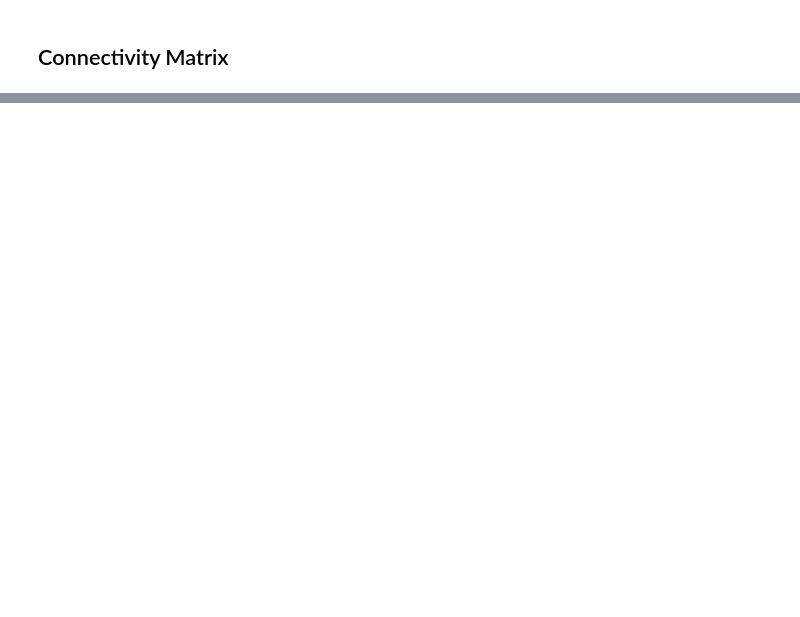
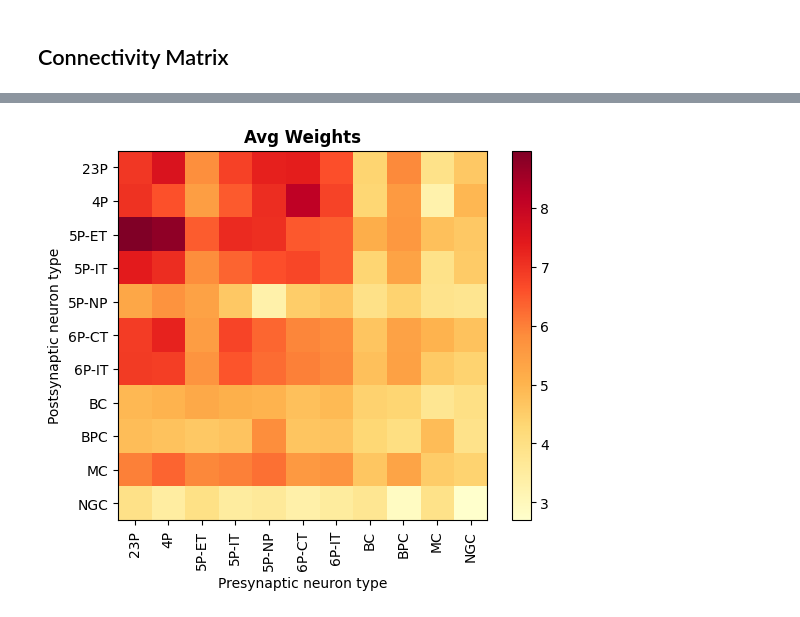
Before and after one commit to deangeckt/Dendro-Synaptome, a Jupyter notebook: analysis/connectome_connectivity_matrix.ipynb, the cells around one changed output, grey strips where cells are left out. Saved outputs shown, nothing was run; the diff lists cells and outputs as text; code cells hidden in the pictures; blank space fills up the shorter version.

```diff
--- a/analysis/connectome_connectivity_matrix.ipynb
+++ b/analysis/connectome_connectivity_matrix.ipynb
@@ -123,0 +121,10 @@ np.max(celltype_mat)
+# %%
+# avg number of connections over the number of neurons
+cell_type_neuron_counts = np.array(neurons['cell_type'].value_counts())
+cell_types_labels = sorted(list(neurons['cell_type'].value_counts().keys()))
+
+avg_outgoing_matrix = get_none_empty_mat(celltype_mat) / cell_type_neuron_counts[:, np.newaxis]
+avg_incoming_matrix = get_none_empty_mat(celltype_mat) / cell_type_neuron_counts[np.newaxis, :]
+
+plot_cell_type_conn_matrix(avg_incoming_matrix, cell_types_labels, 'Incoming - Mean number of connections', remove=[])
+plot_cell_type_conn_matrix(avg_outgoing_matrix, cell_types_labels, 'Outgoing - Mean number of connections', remove=[])
@@ -123,0 +134,7 @@ np.max(celltype_mat)
+# %%
+# avg number of weights over the number of synapses
+
+celltype_mat_size_avg = get_none_empty_mat(celltype_mat_size) / get_none_empty_mat(celltype_mat)
+plot_cell_type_conn_matrix(celltype_mat_size_avg, cell_types_labels, 'Avg Weights', log_scale=False)
+# %% [output]
+[figure, added]
```
Also changed, not shown: parts of 15 cells of this notebook, 8 other files.
